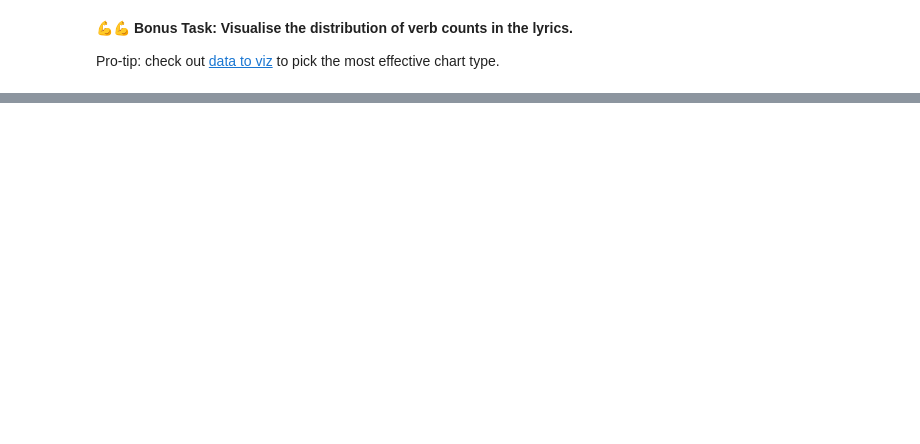
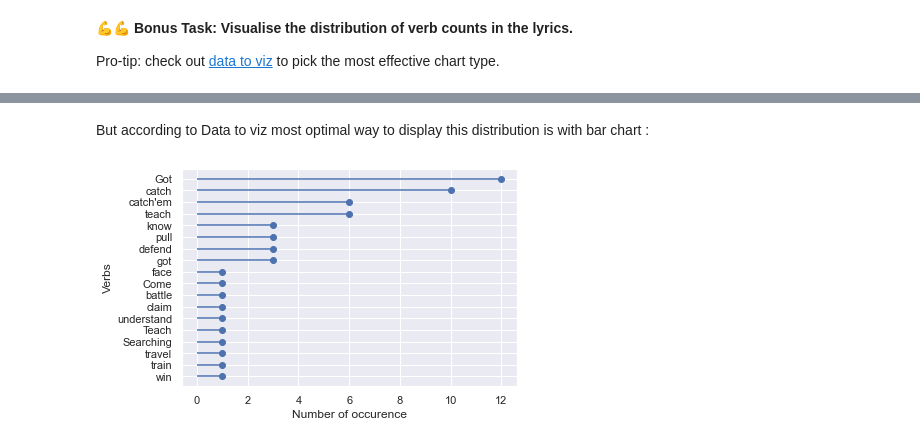
Before and after one commit to amineamanzou/practical-data-scientist, a Jupyter notebook: homework/week2/homework2.ipynb, the cells around one changed output, grey strips where cells are left out. Drawn from its saved outputs; the diff is of its cells as text; code cells hidden in the pictures; blank space fills up the shorter version.

```diff
--- a/homework/week2/homework2.ipynb
+++ b/homework/week2/homework2.ipynb
@@ -229,0 +293,16 @@ Pro-tip: check out [data to viz](https://www.data-to-viz.com/) to pick the most
+# %% [markdown]
+But according to Data to viz most optimal way to display this distribution is with bar chart :
+# %%
+verbs_freq = Counter(verbs_distrib)
+df_verb = pd.DataFrame({'group': verbs_freq.keys(),'values': verbs_freq.values()})
+df_verb = df_verb.sort_values(by='values')
+
+plt.hlines(y=range(1,len(df_verb.index)+1), xmin=0, xmax=df_verb['values'])
+plt.plot(df_verb['values'], range(1,len(df_verb.index)+1), "o")
+plt.yticks(range(1,len(df_verb.index)+1), df_verb['group'])
+
+plt.xlabel('Number of occurence')
+plt.ylabel('Verbs')
+plt.show()
+# %% [output]
+[figure, added]
```
Also changed, not shown: parts of 12 cells of this notebook.
